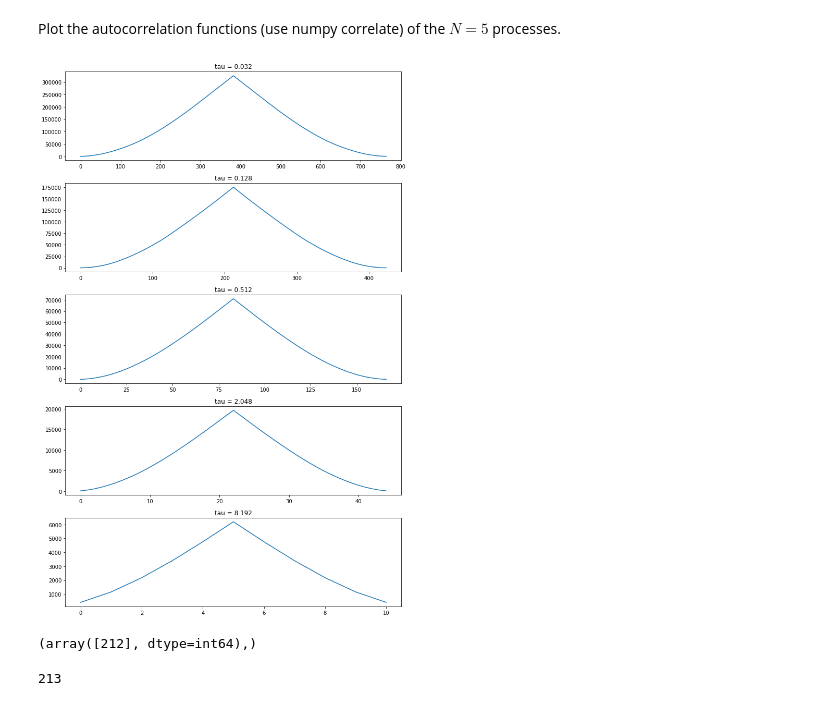
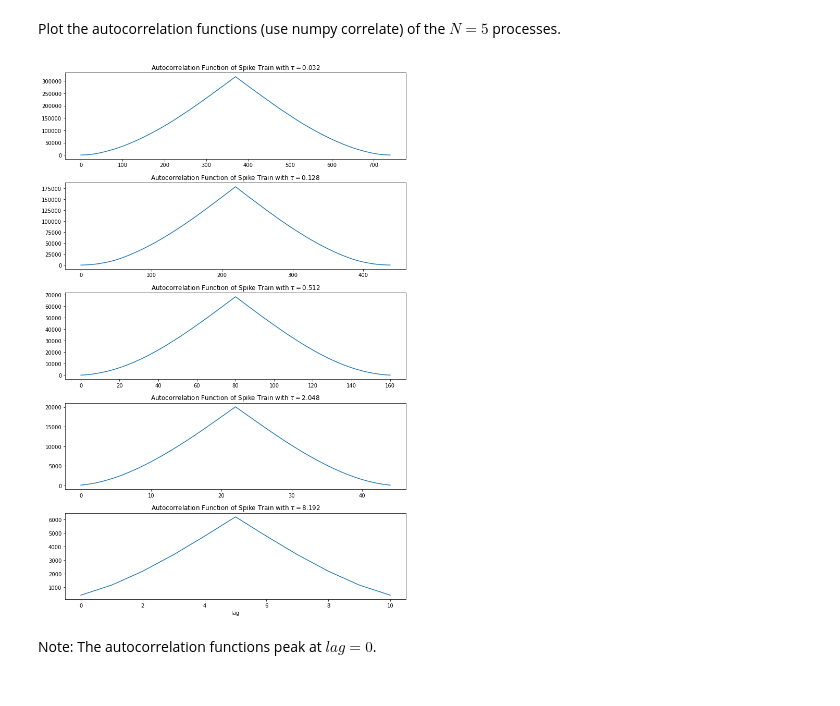
Before and after one commit to katjakleespies/tnc-exercises, a Jupyter notebook: 1_exercises_katja.ipynb, the cells around one changed output. Cells and saved outputs as stored; diff of their text form; code cells hidden in the pictures.

```diff
--- a/1_exercises_katja.ipynb
+++ b/1_exercises_katja.ipynb
@@ -78,7 +81,7 @@ plt.tight_layout()
 # %% [output]
 [figure]
 # %%
-def poission_b(N, T, lam_0):
+def poission_b_analytical(N, T, lam_0):
     t_all_trials = []
     ts = 0.1
 
@@ -87,6 +90,8 @@ def poission_b(N, T, lam_0):
         m = i_trial + 1
         t_trial = [-1]
 
+        right_expression = 0
+        t = 0
         while t_trial[-1] < T:
             u = np.random.rand()
 
@@ -95,8 +100,6 @@ def poission_b(N, T, lam_0):
             else:
                 left_expression += -np.log(1-u)
 
-            right_expression = 0
-            t = 0
             while left_expression > right_expression:
                 right_expression = my_integral(t, lam_0, m, T)
                 if left_expression > right_expression:
@@ -114,18 +117,18 @@ def poission_b(N, T, lam_0):
 # %%
 N=10; T=100; lam_0=1
 
-t_all_trials = poission_b(N, T, lam_0)
+t_all_trials = poission_b_analytical(N, T, lam_0)
 
 plt.figure(figsize = (10,10))
 t = np.linspace(0, T, 10000)
 for i_trial in range(N):
     m = i_trial+1
     y_func = my_function(t, lam_0, m, T)
-    y_normal = (y_func - max(y_func)) / (max(y_func) - min(y_func)) * 0.7 + m + 0.5
+    y_normal = ((y_func - np.mean(y_func)) / (max(y_func) - min(y_func)) * 0.7) + m
     plt.scatter(t_all_trials[i_trial], np.full(len(t_all_trials[i_trial]), i_trial + 1))
     plt.plot(t, y_normal)
     plt.xlabel('t')
     plt.ylabel('$m$')
-    plt.title('Exercise 3.(b): Inhomogeneous Poisson Process')
+    plt.title('Exercise 3.(b): Inhomogeneous Poisson Process \nSolved by analytical integration')
 plt.tight_layout()
 # %% [output]
@@ -132,0 +171,17 @@ plt.tight_layout()
+# %%
+N=10; T=100; lam_0=1
+
+t_all_trials = poission_b_numerical(N, T, lam_0)
+
+plt.figure(figsize = (10,10))
+t = np.linspace(0, T, 10000)
+for i_trial in range(N):
+    m = i_trial+1
+    y_func = my_function(t, lam_0, m, T)
+    y_normal = ((y_func - np.mean(y_func)) / (max(y_func) - min(y_func)) * 0.7) + m
+    plt.scatter(t_all_trials[i_trial], np.full(len(t_all_trials[i_trial]), i_trial + 1))
+    plt.plot(t, y_normal)
+    plt.xlabel('t')
+    plt.ylabel('$m$')
+    plt.title('Exercise 3.(b): Inhomogeneous Poisson Process \nSolved by numerical integration')
+plt.tight_layout()
@@ -185,22 +242,15 @@ def autocorr(spike_train):
 # %%
 fig, ax = plt.subplots(N, 1, figsize = (10, 15))
 
 autocorrs = []
 for i in range(N):
     autocorrs += [autocorr(t_all_trials[i])]
     ax[i].plot(autocorrs[i])
-    ax[i].set_title('tau = {}'.format(tau_m[i]))
+    ax[i].set_title('Autocorrelation Function of Spike Train with $\\tau = {}$'.format(tau_m[i]))
+    if i == N-1:
+        ax[i].set_xlabel('lag')
 plt.tight_layout()
 # %% [output]
-[figure, old version]
+[figure, new version]
-# %%
-a = max(autocorrs[1])
-
-b = np.where(autocorrs[1] == a)
-
-print(b)
-
-len(t_all_trials[1])
-# %% [output]
-(array([212], dtype=int64),)
-213
+# %% [markdown]
+Note: The autocorrelation functions peak at ${lag} = 0$.
```
Also changed, not shown: parts of 7 cells of this notebook.
